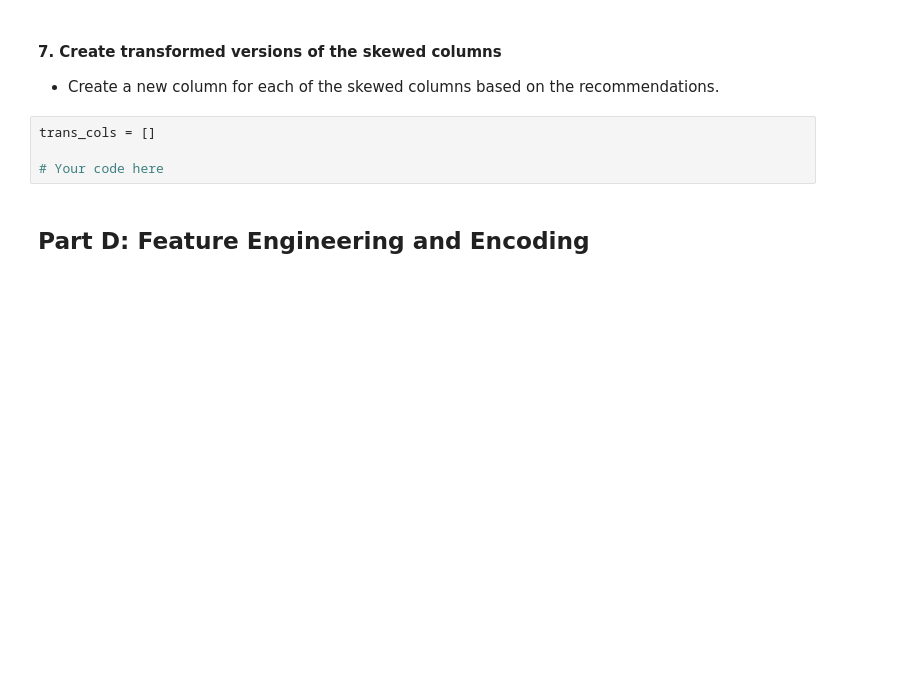
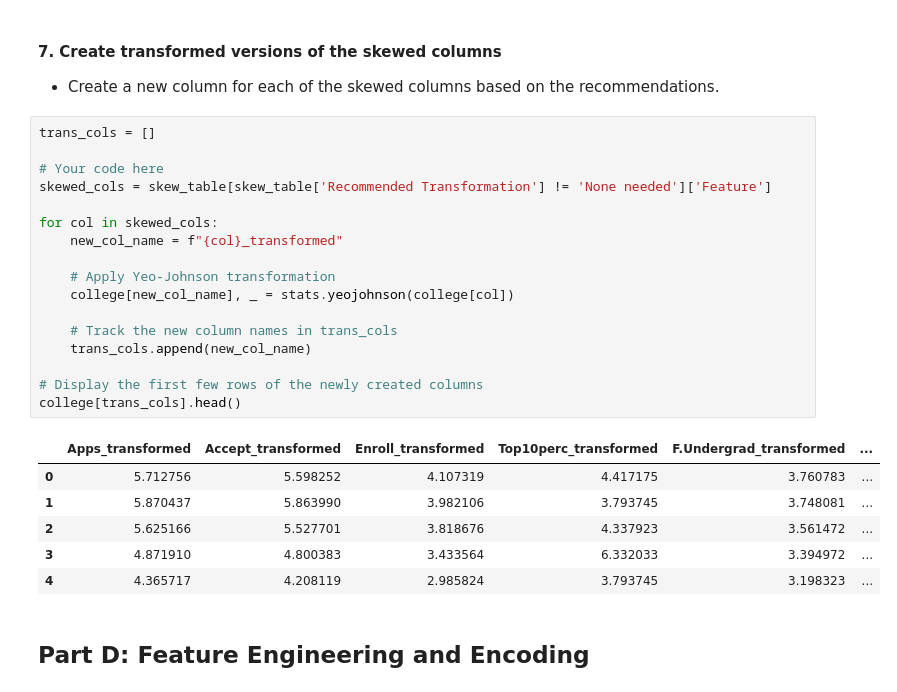
Before and after one commit to Qaem-7/labs_projects, a Jupyter notebook: Labs/6. Supervised Machine Learning/6.8 Distribution Transformations/Exercises/6.8.E1 Transformation Exercise.ipynb, the cells around one changed output. Saved outputs shown, nothing was run; the diff lists cells and outputs as text; blank space fills up the shorter version.

```diff
--- a/Labs/6. Supervised Machine Learning/6.8 Distribution Transformations/Exercises/6.8.E1 Transformation Exercise.ipynb
+++ b/Labs/6. Supervised Machine Learning/6.8 Distribution Transformations/Exercises/6.8.E1 Transformation Exercise.ipynb
@@ -206,10 +302,30 @@ def plot_transformations(df, skew_table):
 #### 7. Create transformed versions of the skewed columns
 
 - Create a new column for each of the skewed columns based on the recommendations.
-# %%
-trans_cols = []
-
-# Your code here
+# %%
+trans_cols = []
+
+# Your code here
+skewed_cols = skew_table[skew_table['Recommended Transformation'] != 'None needed']['Feature']
+
+for col in skewed_cols:
+    new_col_name = f"{col}_transformed"
+
+    # Apply Yeo-Johnson transformation
+    college[new_col_name], _ = stats.yeojohnson(college[col])
+
+    # Track the new column names in trans_cols
+    trans_cols.append(new_col_name)
+
+# Display the first few rows of the newly created columns
+college[trans_cols].head()
+# %% [output]
+|  | Apps_transformed | Accept_transformed | Enroll_transformed | Top10perc_transformed | F.Undergrad_transformed | ... |
+| 0 | 5.712756 | 5.598252 | 4.107319 | 4.417175 | 3.760783 | ... |
+| 1 | 5.870437 | 5.863990 | 3.982106 | 3.793745 | 3.748081 | ... |
+| 2 | 5.625166 | 5.527701 | 3.818676 | 4.337923 | 3.561472 | ... |
+| 3 | 4.871910 | 4.800383 | 3.433564 | 6.332033 | 3.394972 | ... |
+| 4 | 4.365717 | 4.208119 | 2.985824 | 3.793745 | 3.198323 | ... |
 # %% [markdown]
 ## Part D: Feature Engineering and Encoding
 # %% [markdown]
```
Also changed, not shown: parts of 30 cells of this notebook, 2 other files.
